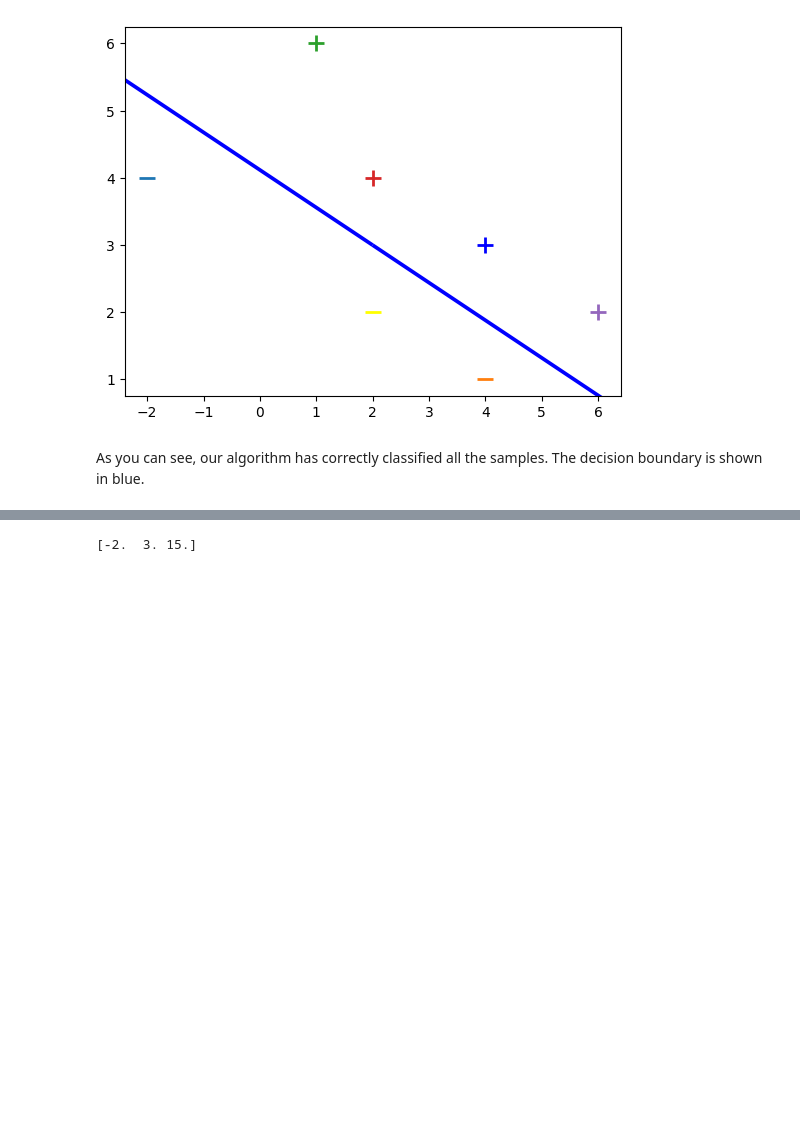
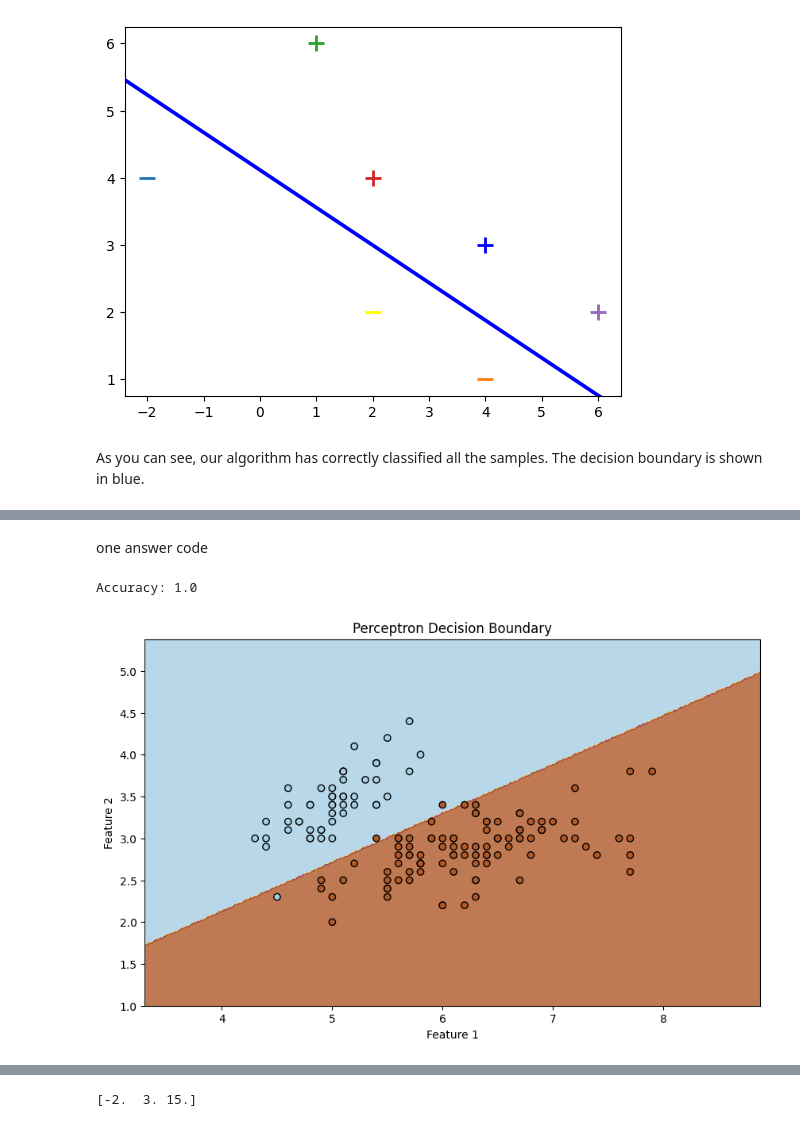
Before and after one commit to mammu-2004/Fmml_lab_and_programs, a Jupyter notebook: Copy_of_FMML_Module4_Lab1_2024.ipynb, the cells around one changed output, grey strips where cells are left out. Drawn from its saved outputs; the diff is of its cells as text; code cells hidden in the pictures; blank space fills up the shorter version.

```diff
--- a/Copy_of_FMML_Module4_Lab1_2024.ipynb
+++ b/Copy_of_FMML_Module4_Lab1_2024.ipynb
@@ -135,2 +138,53 @@ As you can see, our algorithm has correctly classified all the samples. The deci
 2.   Increase/decrease the learning rate to see how many iterations will be take to coverge. Does it even converge on a huge learning rate?
 4. Take a toy dataset that is not linearly separable and run the perceptron algorithm on it. What happens? Note your observations. An example is given below.
+# %% [markdown]
+one answer code
+# %%
+import numpy as np
+import matplotlib.pyplot as plt
+from sklearn.datasets import load_iris
+from sklearn.model_selection import train_test_split
+from sklearn.linear_model import Perceptron
+from sklearn.metrics import accuracy_score
+
+# Load a dataset (you can replace this with the Sonar or Banknote dataset)
+iris = load_iris()
+X = iris.data[:, :2]  # Take only the first two features for simplicity
+y = (iris.target != 0) * 1  # Binary classification: 1 if not Iris Setosa, 0 otherwise
+
+# Split the dataset into training and testing sets
+X_train, X_test, y_train, y_test = train_test_split(X, y, test_size=0.2, random_state=42)
+
+# Train a perceptron model
+perceptron = Perceptron(max_iter=100, random_state=42)
+perceptron.fit(X_train, y_train)
+
+# Make predictions on the test set
+y_pred = perceptron.predict(X_test)
+
+# Calculate accuracy
+accuracy = accuracy_score(y_test, y_pred)
+print("Accuracy:", accuracy)
+
+# Plot the decision boundary and the error plot (for 2D feature space)
+plt.figure(figsize=(10, 6))
+
+# Plot decision boundary
+h = 0.02  # Mesh step size
+x_min, x_max = X[:, 0].min() - 1, X[:, 0].max() + 1
+y_min, y_max = X[:, 1].min() - 1, X[:, 1].max() + 1
+xx, yy = np.meshgrid(np.arange(x_min, x_max, h), np.arange(y_min, y_max, h))
+Z = perceptron.predict(np.c_[xx.ravel(), yy.ravel()])
+Z = Z.reshape(xx.shape)
+plt.contourf(xx, yy, Z, cmap=plt.cm.Paired, alpha=0.8)
+
+# Plot data points
+plt.scatter(X[:, 0], X[:, 1], c=y, edgecolors='k', cmap=plt.cm.Paired)
+
+plt.title("Perceptron Decision Boundary")
+plt.xlabel("Feature 1")
+plt.ylabel("Feature 2")
+plt.show()
+# %% [output]
+Accuracy: 1.0
+[figure, added]
```
Also changed, not shown: parts of 4 cells of this notebook.
